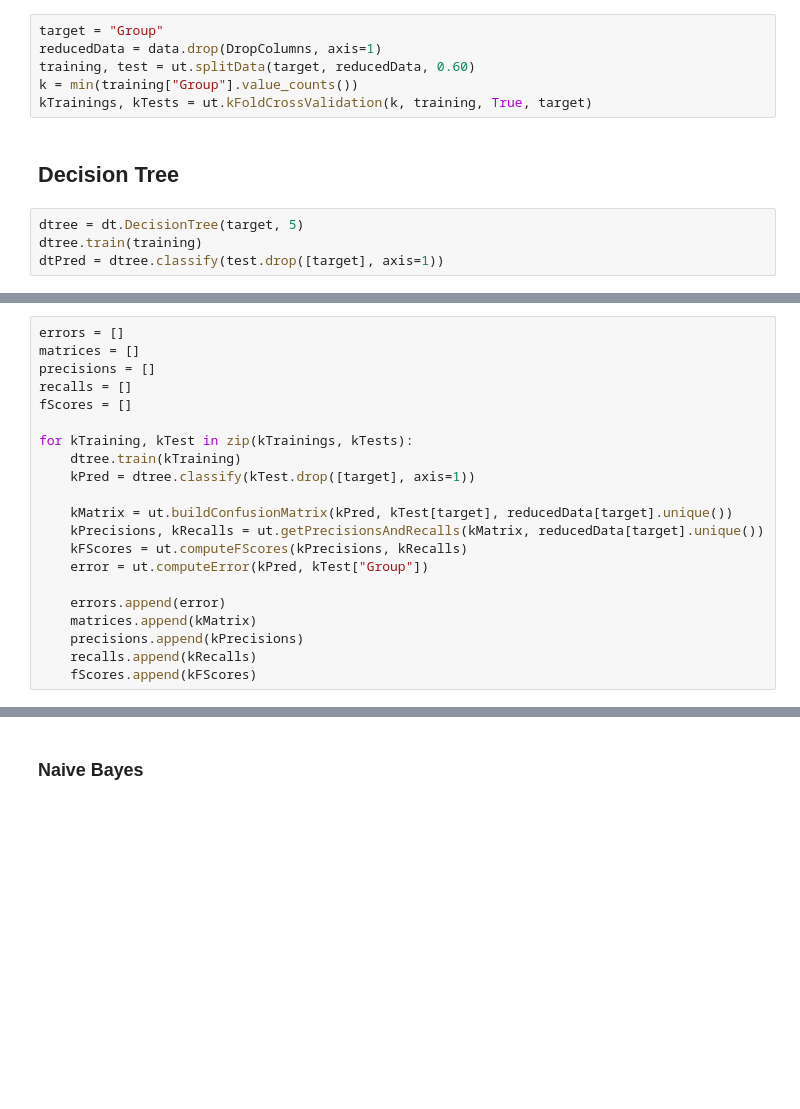
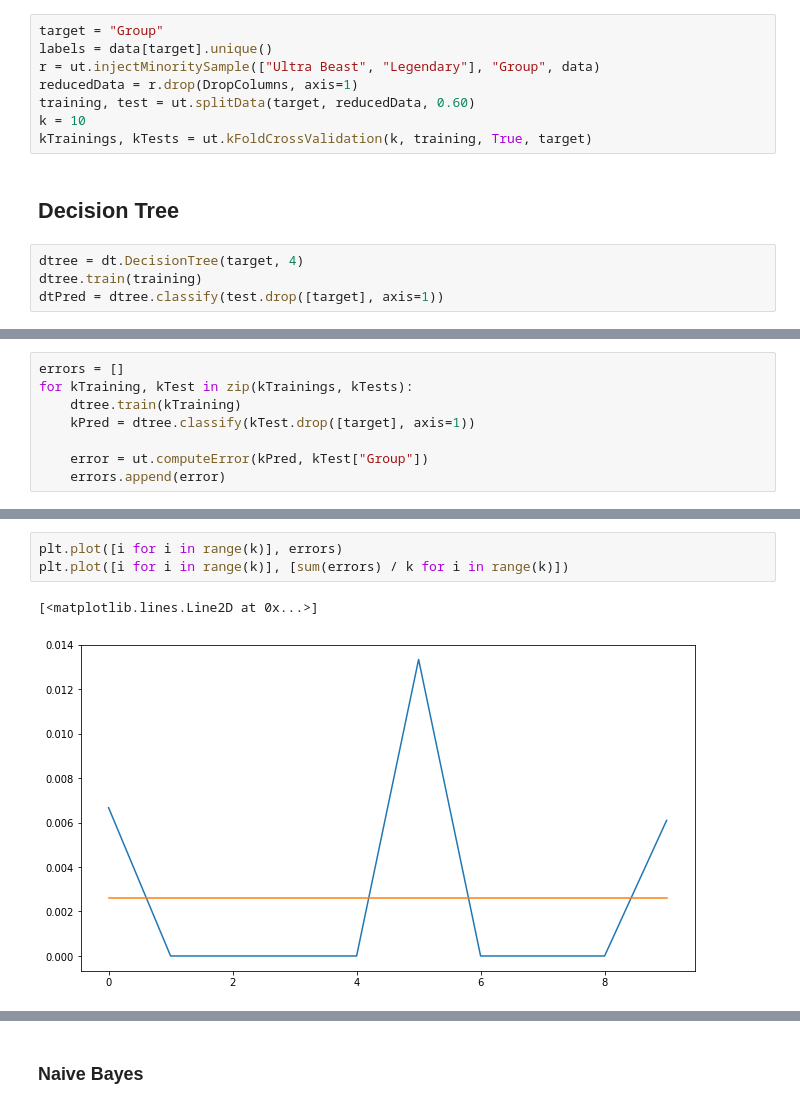
Before and after one commit to pandabytes/PokemonDatamining, a Jupyter notebook: predictors/Pokemon.ipynb, the cells around one changed output, grey strips where cells are left out. Drawn from its saved outputs; the diff is of its cells as text; blank space fills up the shorter version.

```diff
--- a/predictors/Pokemon.ipynb
+++ b/predictors/Pokemon.ipynb
@@ -117,13 +132,15 @@ xTrain = pcaData.sample(frac=0.5)
 ## Training & Test Data
 # %%
 target = "Group"
-reducedData = data.drop(DropColumns, axis=1)
+labels = data[target].unique()
+r = ut.injectMinoritySample(["Ultra Beast", "Legendary"], "Group", data)
+reducedData = r.drop(DropColumns, axis=1)
 training, test = ut.splitData(target, reducedData, 0.60)
-k = min(training["Group"].value_counts())
+k = 10
 kTrainings, kTests = ut.kFoldCrossValidation(k, training, True, target)
 # %% [markdown]
 ## Decision Tree
 # %%
-dtree = dt.DecisionTree(target, 5)
+dtree = dt.DecisionTree(target, 4)
 dtree.train(training)
 dtPred = dtree.classify(test.drop([target], axis=1))
@@ -139,21 +156,8 @@ dtFScores = ut.computeFScores(dtPrecisions, dtRecalls)
 # %%
 errors = []
-matrices = []
-precisions = []
-recalls = []
-fScores = []
-
 for kTraining, kTest in zip(kTrainings, kTests):
     dtree.train(kTraining)
     kPred = dtree.classify(kTest.drop([target], axis=1))
 
-    kMatrix = ut.buildConfusionMatrix(kPred, kTest[target], reducedData[target].unique())
-    kPrecisions, kRecalls = ut.getPrecisionsAndRecalls(kMatrix, reducedData[target].unique())
-    kFScores = ut.computeFScores(kPrecisions, kRecalls)
     error = ut.computeError(kPred, kTest["Group"])
-
     errors.append(error)
-    matrices.append(kMatrix)
-    precisions.append(kPrecisions)
-    recalls.append(kRecalls)
-    fScores.append(kFScores)
@@ -159,0 +175,6 @@ for kTraining, kTest in zip(kTrainings, kTests):
+# %%
+plt.plot([i for i in range(k)], errors)
+plt.plot([i for i in range(k)], [sum(errors) / k for i in range(k)])
+# %% [output]
+[<matplotlib.lines.Line2D at 0x...>]
+[figure, added]
```
Also changed, not shown: parts of 36 cells of this notebook, 3 other files.
